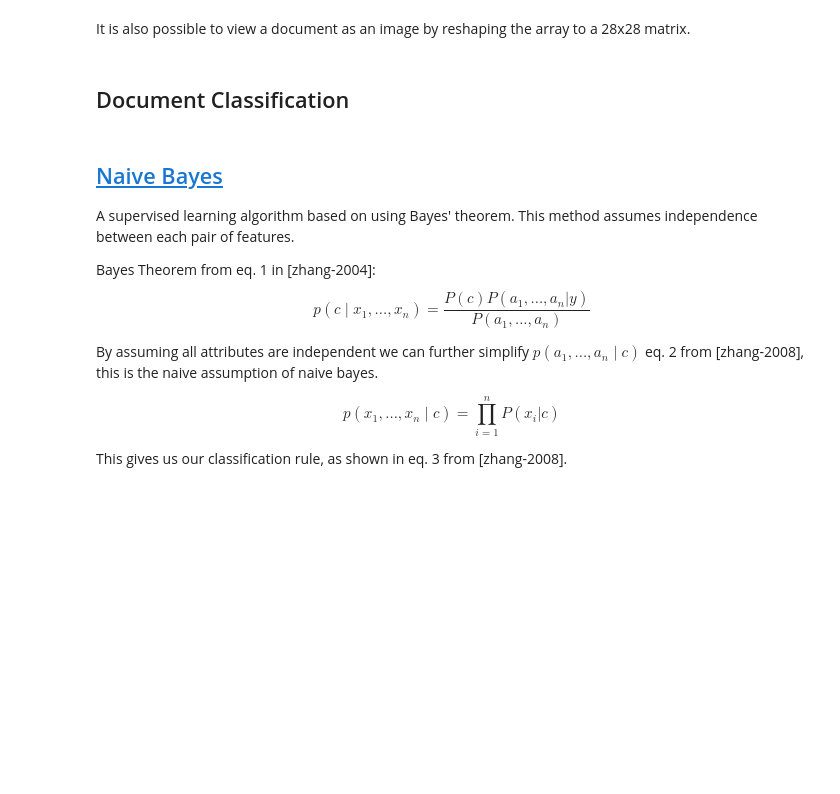
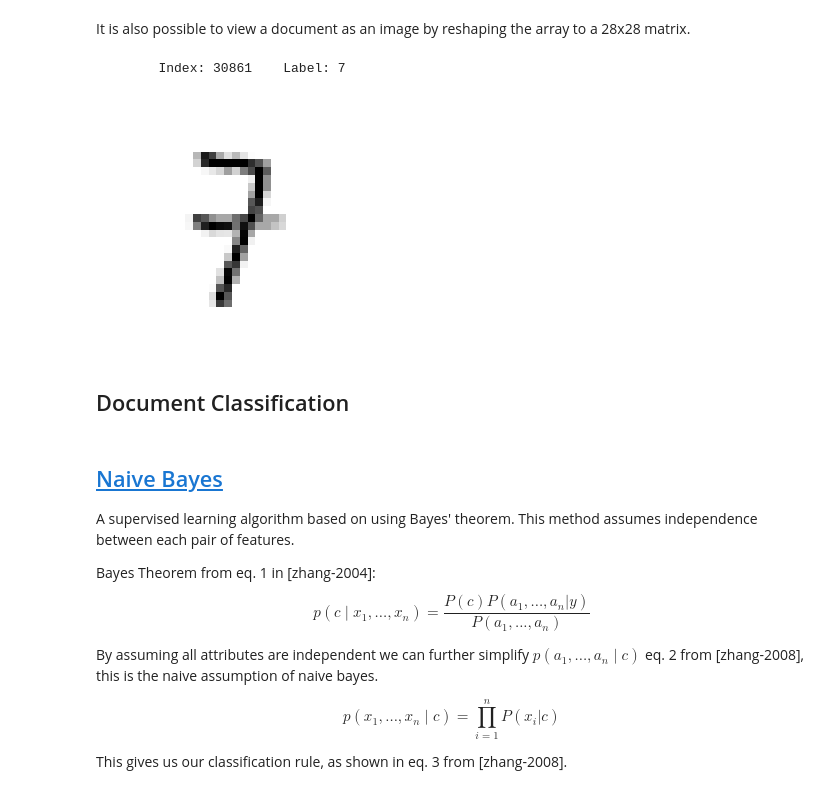
Before and after one commit to ZacCat/Machine-Learning-Notebooks, a Jupyter notebook: classification.ipynb, the cells around one changed output. Drawn from its saved outputs; the diff is of its cells as text; code cells hidden in the pictures; blank space fills up the shorter version.

```diff
--- a/classification.ipynb
+++ b/classification.ipynb
@@ -310,23 +333,28 @@ print_mnist_attributes(mnist)
 # %% [markdown]
 It is also possible to view a document as an image by reshaping the array to a 28x28 matrix.
 # %%
-%%time
 import matplotlib
 import matplotlib.pyplot as plt
 import random
 
-# Get a random document
-rand_index = random.randint(0,70000)
-rand_digit = mnist_train.data[rand_index]
-# Reshape it to the size of the image
-rand_digit_image = rand_digit.reshape(28,28)
+def print_rand_digit():
+    # Get a random document
+    rand_index = random.randint(0,70000)
+    rand_digit = mnist_train.data[rand_index]
+    # Reshape it to the size of the image
+    rand_digit_image = rand_digit.reshape(28,28)
 
-# Some information
-print(f'\tIndex: {rand_index}\tLabel: {mnist_train.target[rand_index]:.0f}')
-# Show the image
-plt.imshow(rand_digit_image, cmap=matplotlib.cm.binary, interpolation="nearest")
-plt.axis("off")
-plt.show()
+    # Some information
+    print(f'\tIndex: {rand_index}\tLabel: {mnist_train.target[rand_index]:.0f}')
+    # Show the image
+    plt.imshow(rand_digit_image, cmap=matplotlib.cm.binary, interpolation="nearest")
+    plt.axis("off")
+    plt.show()
+
+print_rand_digit()
+# %% [output]
+        Index: 30861    Label: 7
+[figure, added]
 # %% [markdown]
 ## Document Classification <a id='document_classification'></a>
 # %% [markdown]
```
Also changed, not shown: parts of 97 cells of this notebook.
